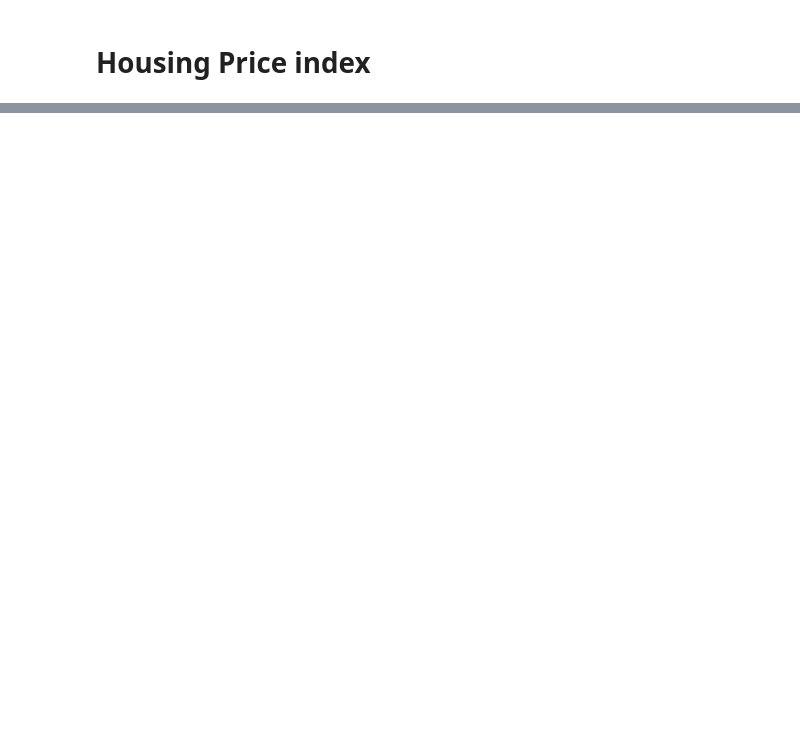
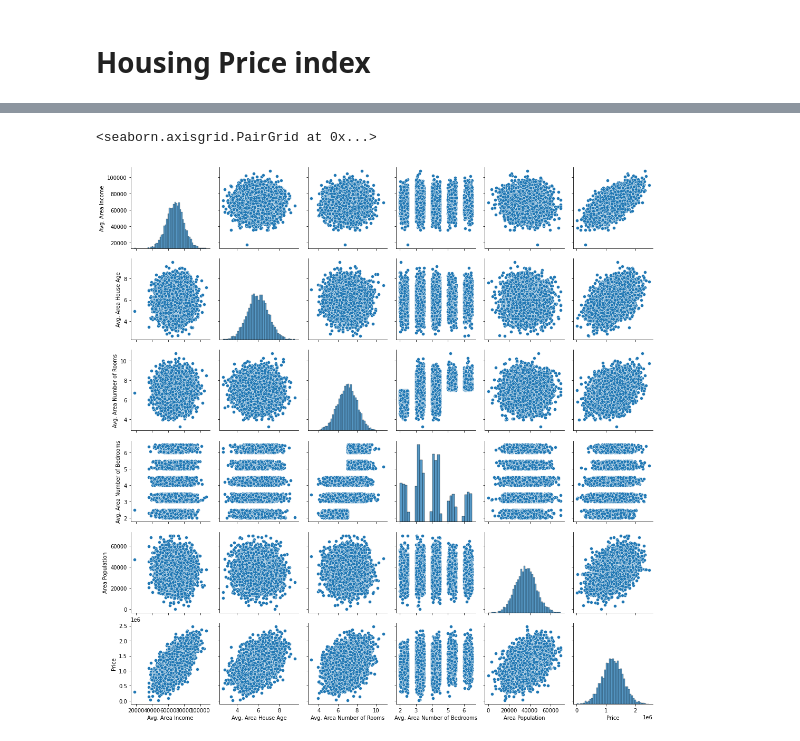
Before and after one commit to TrashDeviance/House-Price-Index, a Jupyter notebook: Project.ipynb, the cells around one changed output, grey strips where cells are left out. Saved outputs shown, nothing was run; the diff lists cells and outputs as text; code cells hidden in the pictures; blank space fills up the shorter version.

```diff
--- a/Project.ipynb
+++ b/Project.ipynb
@@ -59,0 +67,5 @@ df.head()
+# %%
+sb.pairplot(df)
+# %% [output]
+<seaborn.axisgrid.PairGrid at 0x...>
+[figure, added]
```
Also changed, not shown: parts of 14 cells of this notebook.
